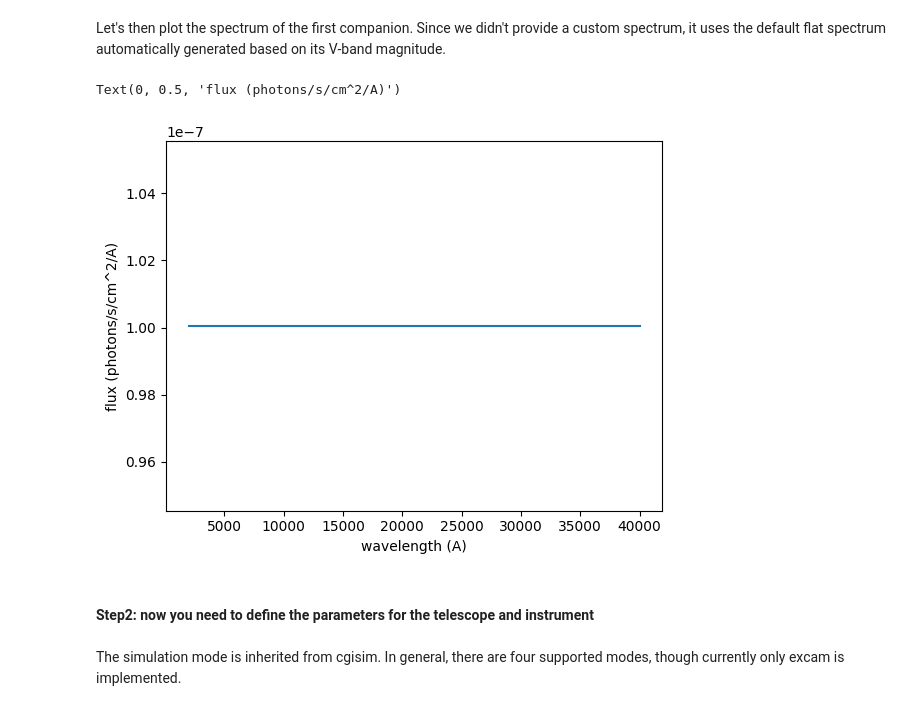
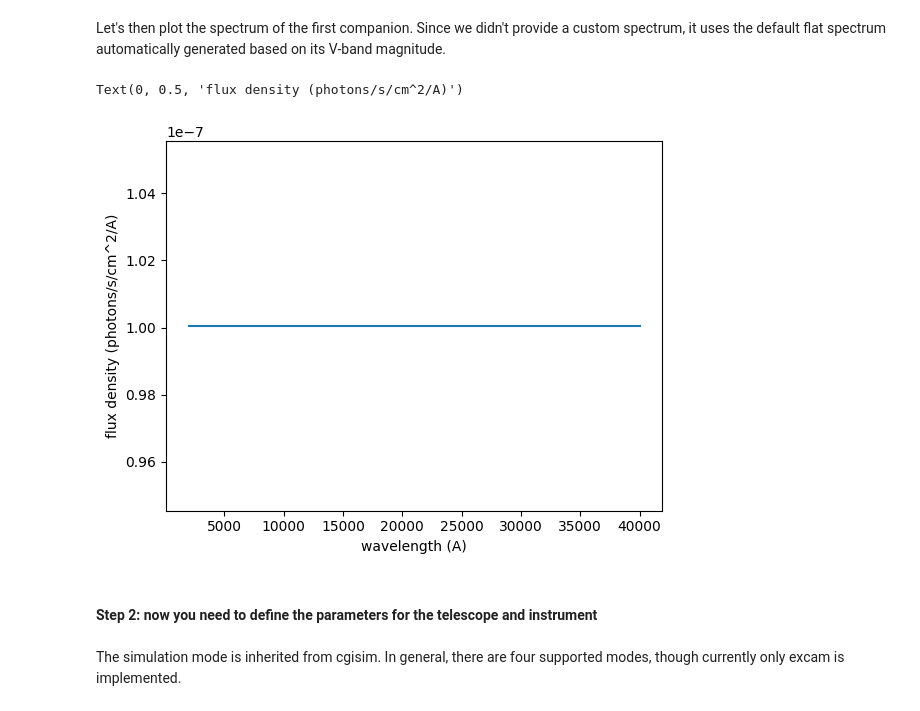
Before and after one commit to roman-corgi/corgisim, a Jupyter notebook: examples/tutorial1_corgisim.ipynb, the cells around one changed output. Cells and saved outputs as stored; diff of their text form; code cells hidden in the pictures.

```diff
--- a/examples/tutorial1_corgisim.ipynb
+++ b/examples/tutorial1_corgisim.ipynb
@@ -141,15 +151,15 @@ Let's then plot the spectrum of the first companion. Since we didn't provide a c
 # %%
 ax=plt.subplot(111)
 #sp.plot(ax=ax)
 lambd = np.linspace(2000, 40000, 1000)
 ax.plot(lambd , sp_comp[0](lambd  ).value,label='corgisim')
 ax.set_xlabel('wavelength (A)')
-ax.set_ylabel('flux (photons/s/cm^2/A)')
+ax.set_ylabel('flux density (photons/s/cm^2/A)')
 # %% [output]
-Text(0, 0.5, 'flux (photons/s/cm^2/A)')
+Text(0, 0.5, 'flux density (photons/s/cm^2/A)')
-[figure, old version]
+[figure, new version]
 # %% [markdown]
-#### Step2: now you need to define the parameters for the telescope and instrument
+#### Step 2: now you need to define the parameters for the telescope and instrument
 # %% [markdown]
 The simulation mode is inherited from cgisim. In general, there are four supported modes, though currently only excam is implemented.
 # %%
```
Also changed, not shown: parts of 19 cells of this notebook.
